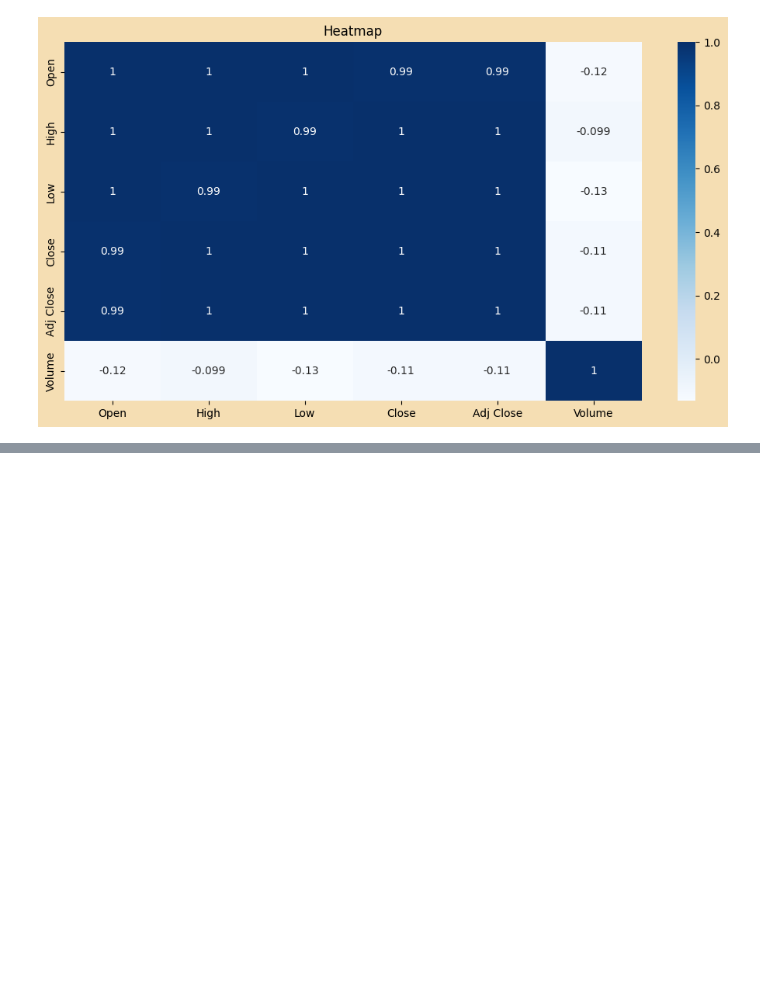
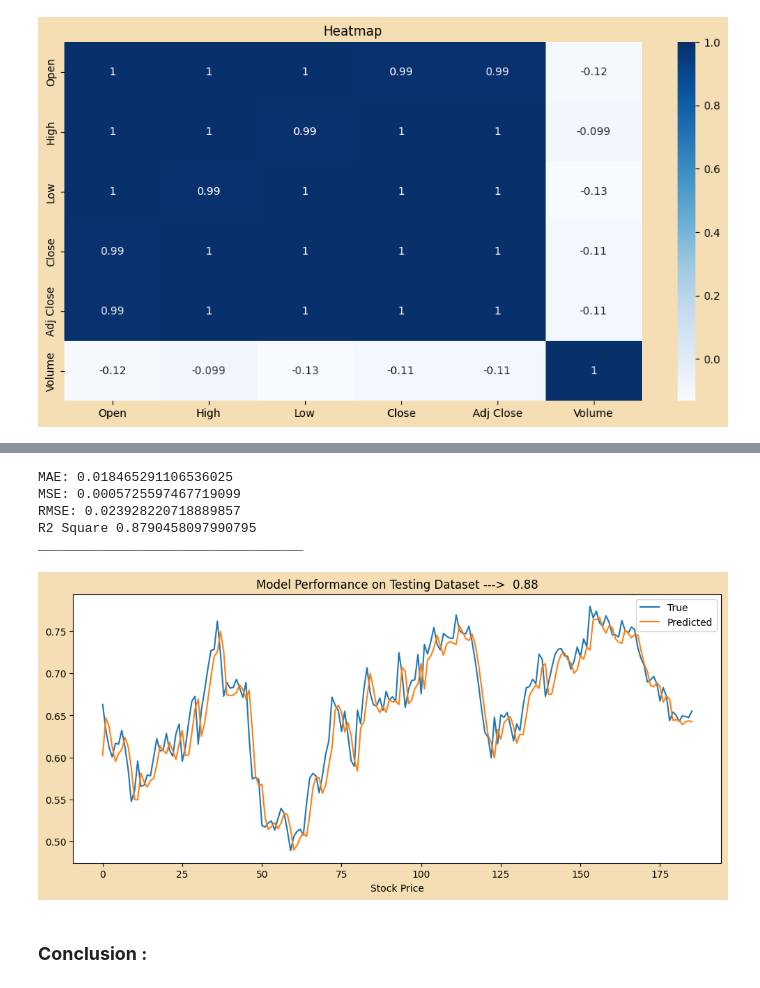
Before and after one commit to hmarathe420/Kotak_Mahindra_Bank_Stock_Price_Prediction, a Jupyter notebook: Kotak_Mahindra_Bank_Stock_Price_Prediction.ipynb, the cells around one changed output, grey strips where cells are left out. Saved outputs shown, nothing was run; the diff lists cells and outputs as text; code cells hidden in the pictures; blank space fills up the shorter version.

```diff
--- a/Kotak_Mahindra_Bank_Stock_Price_Prediction.ipynb
+++ b/Kotak_Mahindra_Bank_Stock_Price_Prediction.ipynb
@@ -247,0 +363,23 @@ plt.show()
+# %%
+# Model Performance on Testing Dataset
+print_evaluate(y_test,test_predictions)
+# %% [output]
+MAE: 0.018465291106536025
+MSE: 0.0005725597467719099
+RMSE: 0.023928220718889857
+R2 Square 0.8790458097990795
+__________________________________
+# %%
+# Ploting Model Performance on Testing Dataset
+score = r2_score(y_test,test_predictions)
+plt.figure(figsize = (12,5), facecolor = 'wheat')
+plt.plot(y_test , label = 'True')
+plt.plot(test_predictions, label = 'Predicted')
+plt.title(f"Model Performance on Testing Dataset --->  {round(score,2)}")
+plt.xlabel("Stock Price")
+plt.legend()
+plt.show()
+# %% [output]
+[figure, added]
+# %% [markdown]
+### **Conclusion :**
```
Also changed, not shown: parts of 18 cells of this notebook.
